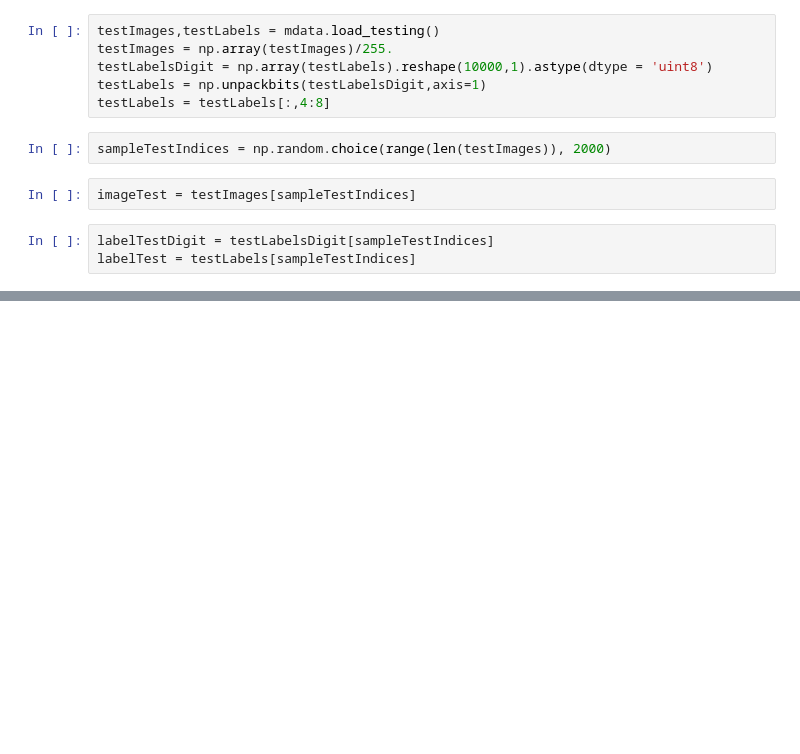
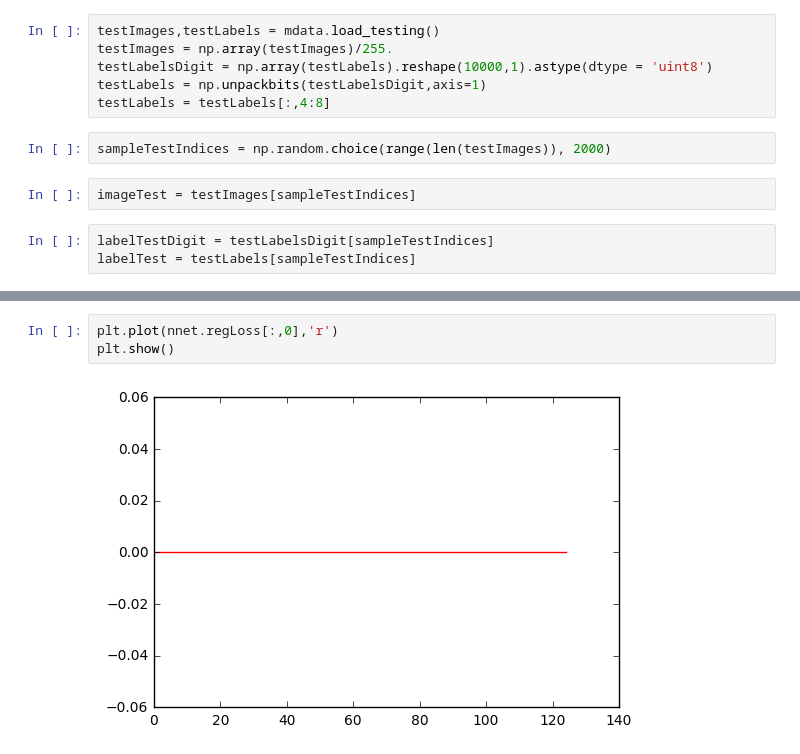
Before and after one commit to irondrummer92/machine-learning, a Jupyter notebook: neural-nets/Neural Net - Restructure.ipynb, the cells around one changed output, grey strips where cells are left out. Cells and saved outputs as stored; diff of their text form; blank space fills up the shorter version.

```diff
--- a/neural-nets/Neural Net - Restructure.ipynb
+++ b/neural-nets/Neural Net - Restructure.ipynb
@@ -415 +458,6 @@ plt.show()
+# %%
+plt.plot(nnet.regLoss[:,0],'r')
+plt.show()
+# %% [output]
+[figure, added]
 # %%
```
Also changed, not shown: parts of 13 cells of this notebook.
